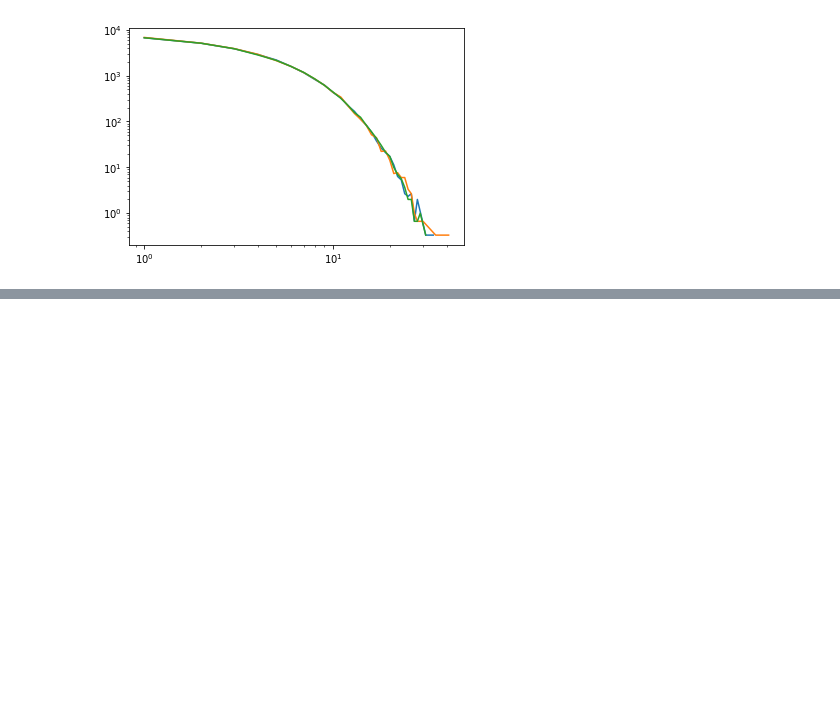
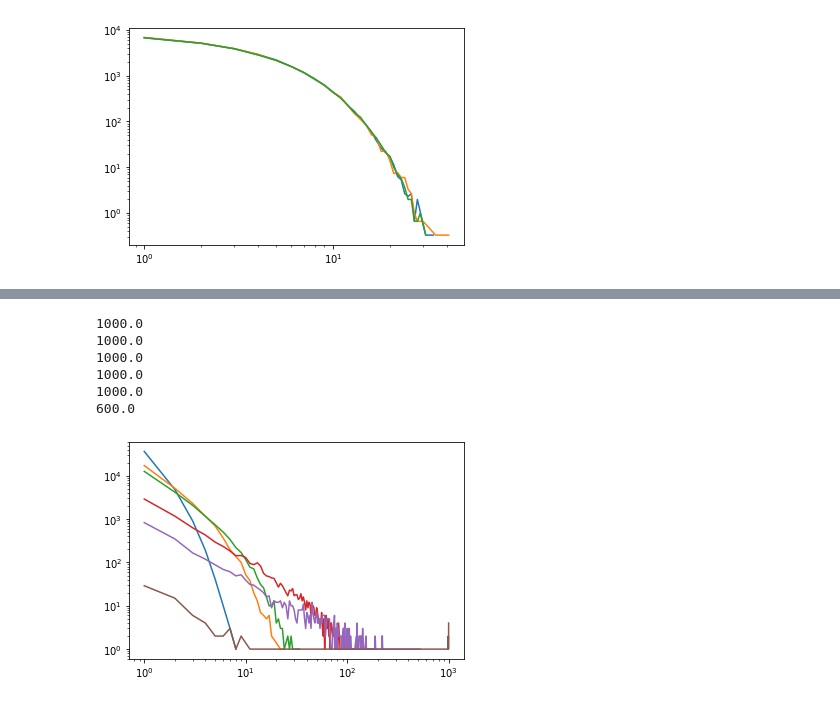
Before and after one commit to Sennevw/Masters-thesis, a Jupyter notebook: dataverwerking.ipynb, the cells around one changed output, grey strips where cells are left out. Saved outputs shown, nothing was run; the diff lists cells and outputs as text; code cells hidden in the pictures; blank space fills up the shorter version.

```diff
--- a/dataverwerking.ipynb
+++ b/dataverwerking.ipynb
@@ -518,0 +354,44 @@ print(100000 * 500 * 8 + 3 * 100000 * 4)
+# %%
+size, amount = np.loadtxt("Pref_attach/r99_2D_tree_100_0.100000_0.txt", skiprows=1, unpack=True)
+size = size[1:]
+amount = amount[1:]
+plt.loglog(size, amount, label="int")
+print(sum(amount*size)/50)
+
+size, amount = np.loadtxt("Pref_attach/r99_2D_tree_400_0.100000_0.txt", skiprows=1, unpack=True)
+size = size[1:]
+amount = amount[1:]
+plt.loglog(size, amount, label="int")
+print(sum(amount*size)/50)
+
+size, amount = np.loadtxt("Pref_attach/r99_2D_tree_500_0.100000_0.txt", skiprows=1, unpack=True)
+size = size[1:]
+amount = amount[1:]
+plt.loglog(size, amount, label="int")
+print(sum(amount*size)/50)
+
+size, amount = np.loadtxt("Pref_attach/r99_2D_tree_800_0.100000_0.txt", skiprows=1, unpack=True)
+size = size[1:]
+amount = amount[1:]
+plt.loglog(size, amount, label="int")
+print(sum(amount*size)/50)
+
+size, amount = np.loadtxt("Pref_attach/r99_2D_tree_900_0.100000_0.txt", skiprows=1, unpack=True)
+size = size[1:]
+amount = amount[1:]
+plt.loglog(size, amount, label="int")
+print(sum(amount*size)/50)
+
+size, amount = np.loadtxt("Pref_attach/r99_2D_tree_950_0.100000_0.txt", skiprows=1, unpack=True)
+size = size[1:]
+amount = amount[1:]
+plt.loglog(size, amount, label="int")
+print(sum(amount*size)/50)
+# %% [output]
+1000.0
+1000.0
+1000.0
+1000.0
+1000.0
+600.0
+[figure, added]
```
Also changed, not shown: parts of 11 cells of this notebook, 2 other files.
